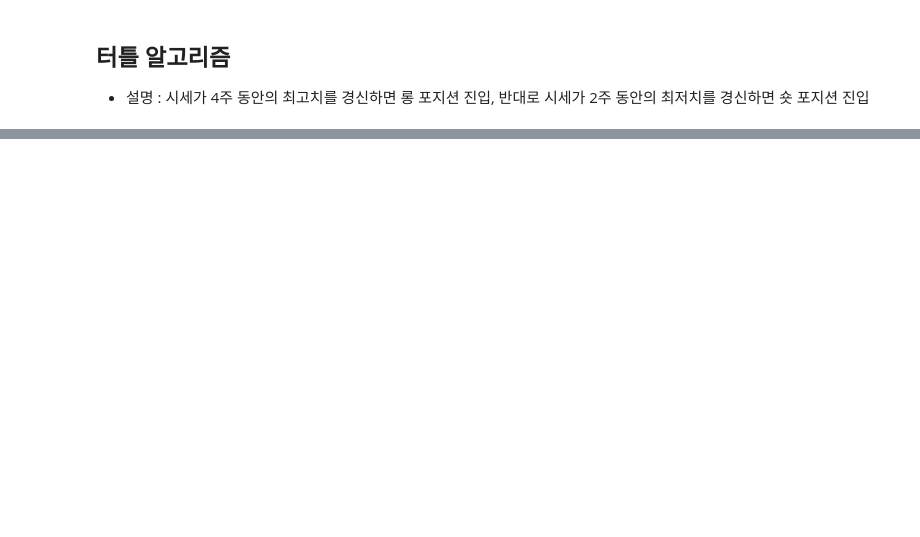
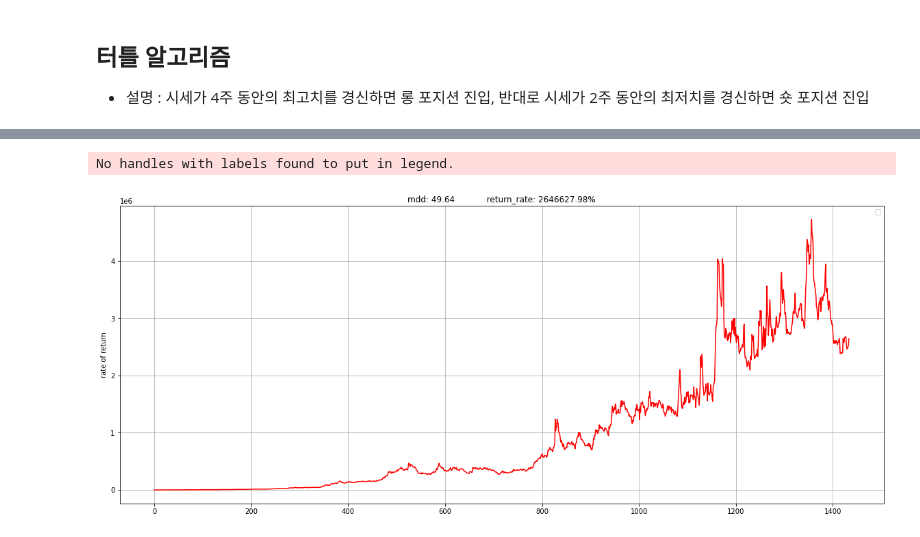
Before and after one commit to happysms/Trading, a Jupyter notebook: turtle/turtle_test.ipynb, the cells around one changed output, grey strips where cells are left out. Cells and saved outputs as stored; diff of their text form; code cells hidden in the pictures; blank space fills up the shorter version.

```diff
--- a/turtle/turtle_test.ipynb
+++ b/turtle/turtle_test.ipynb
@@ -149,0 +389,3 @@ df
+# %%
+ADA_df['datetime'] = ADA_df.index
+print(round(ADA_df['mdd'].max(), 2))
@@ -149,0 +394,3 @@ df
+# %%
+XRP_df['datetime'] = XRP_df.index
+print(round(XRP_df['mdd'].max(), 2))
@@ -149,0 +399,5 @@ df
+# %%
+df = pd.merge(left=ETH_df, right=XRP_df, how="left", on="datetime")
+df = pd.merge(left=df, right=ADA_df, how="left", on="datetime")
+# df = pd.merge(left=df, right=DOGE_df, how="left", on="datetime")
+df = pd.merge(left=df, right=BTC_df, how="left", on="datetime")
@@ -149,0 +436,8 @@ df
+# %%
+avg_hpr_list = []
+for data in df[['hpr_x', 'hpr_y']].itertuples():
+    avg_hpr = (data.hpr_x + data._2 + data.hpr_y + data.hpr_y + data._4) / 4
+    avg_hpr_list.append(avg_hpr)
+
+df['avg_hpr'] = avg_hpr_list
+df['avg_mdd'] = (df['avg_hpr'].cummax() - df['avg_hpr']) / df['avg_hpr'].cummax() * 100
@@ -149,0 +486,12 @@ df
+# %%
+plt.figure(figsize = (20, 8))
+plt.plot(df.index, df['avg_hpr']*100, color = 'r')
+plt.legend(loc='best')
+plt.title(f"mdd: {round(df['avg_mdd'].max(), 2)}\
+            return_rate: {round(df['avg_hpr'].iloc[-1] * 100, 2)}%")
+plt.ylabel("rate of return")
+plt.grid(True)
+plt.show()
+# %% [output]
+No handles with labels found to put in legend.
+[figure, added]
```
Also changed, not shown: parts of 26 cells of this notebook.
